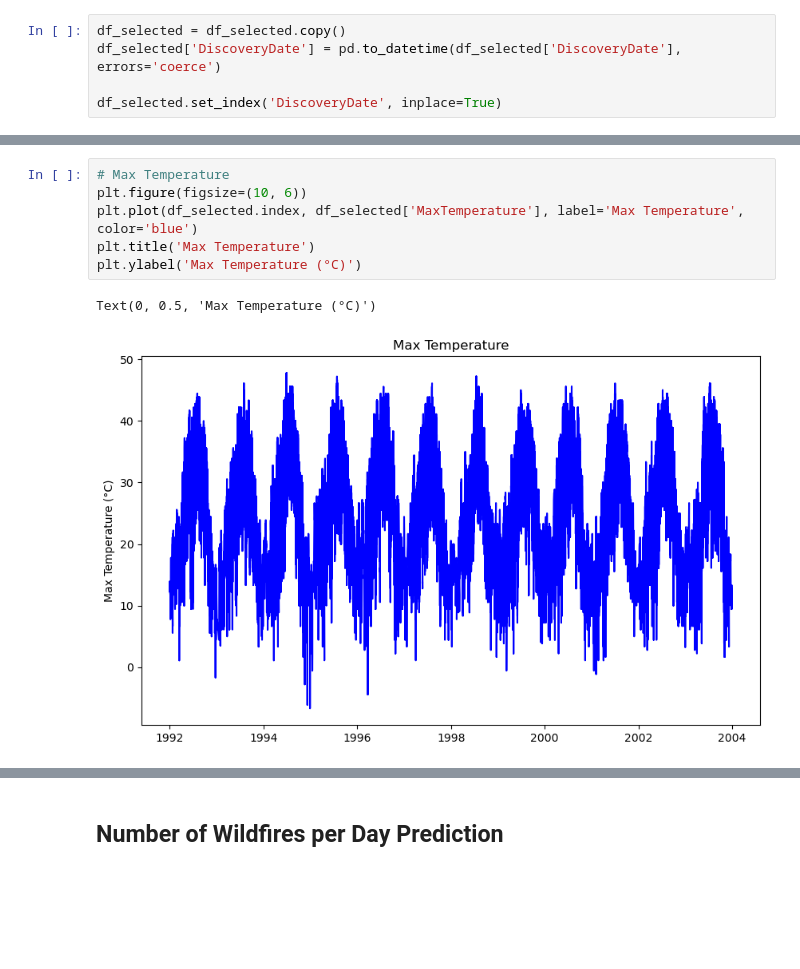
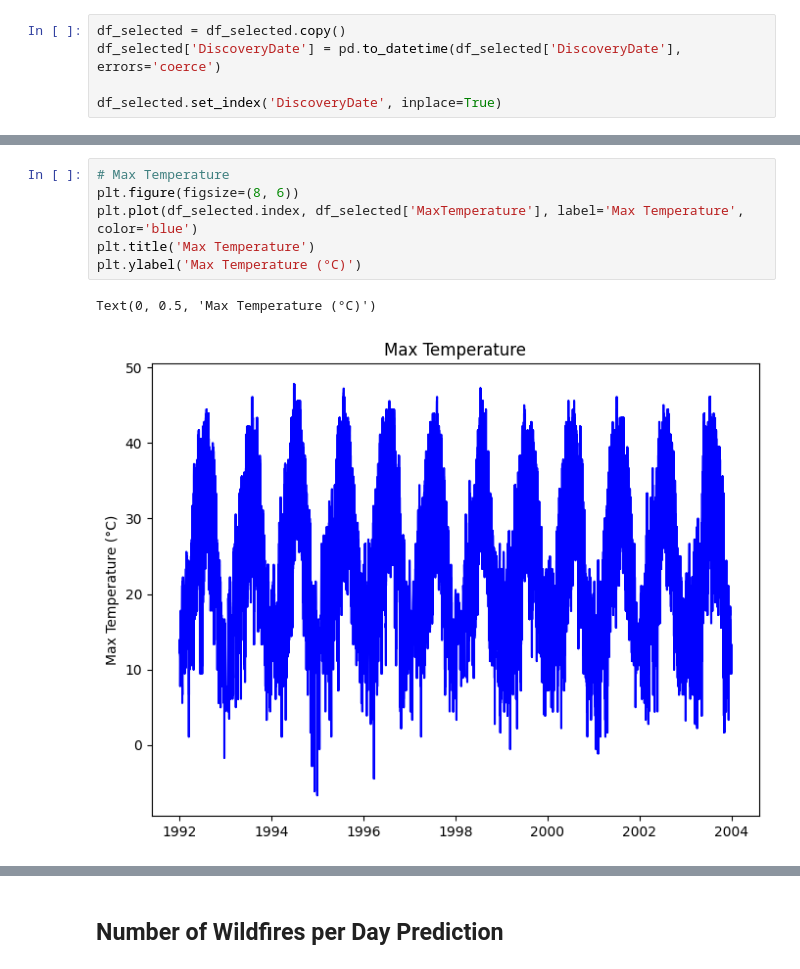
Before and after one commit to samuelbrhane/Extreme-Whether-Event-Prediction, a Jupyter notebook: pre_2004_LSTM_model.ipynb, the cells around one changed output, grey strips where cells are left out. Saved outputs shown, nothing was run; the diff lists cells and outputs as text; blank space fills up the shorter version.

```diff
--- a/pre_2004_LSTM_model.ipynb
+++ b/pre_2004_LSTM_model.ipynb
@@ -53,9 +70,9 @@ Text(0, 0.5, 'Fire Size')
 # %%
 # Max Temperature
-plt.figure(figsize=(10, 6))
+plt.figure(figsize=(8, 6))
 plt.plot(df_selected.index, df_selected['MaxTemperature'], label='Max Temperature', color='blue')
 plt.title('Max Temperature')
 plt.ylabel('Max Temperature (°C)')
 # %% [output]
 Text(0, 0.5, 'Max Temperature (°C)')
-[figure, old version]
+[figure, new version]
```
Also changed, not shown: parts of 33 cells of this notebook.
